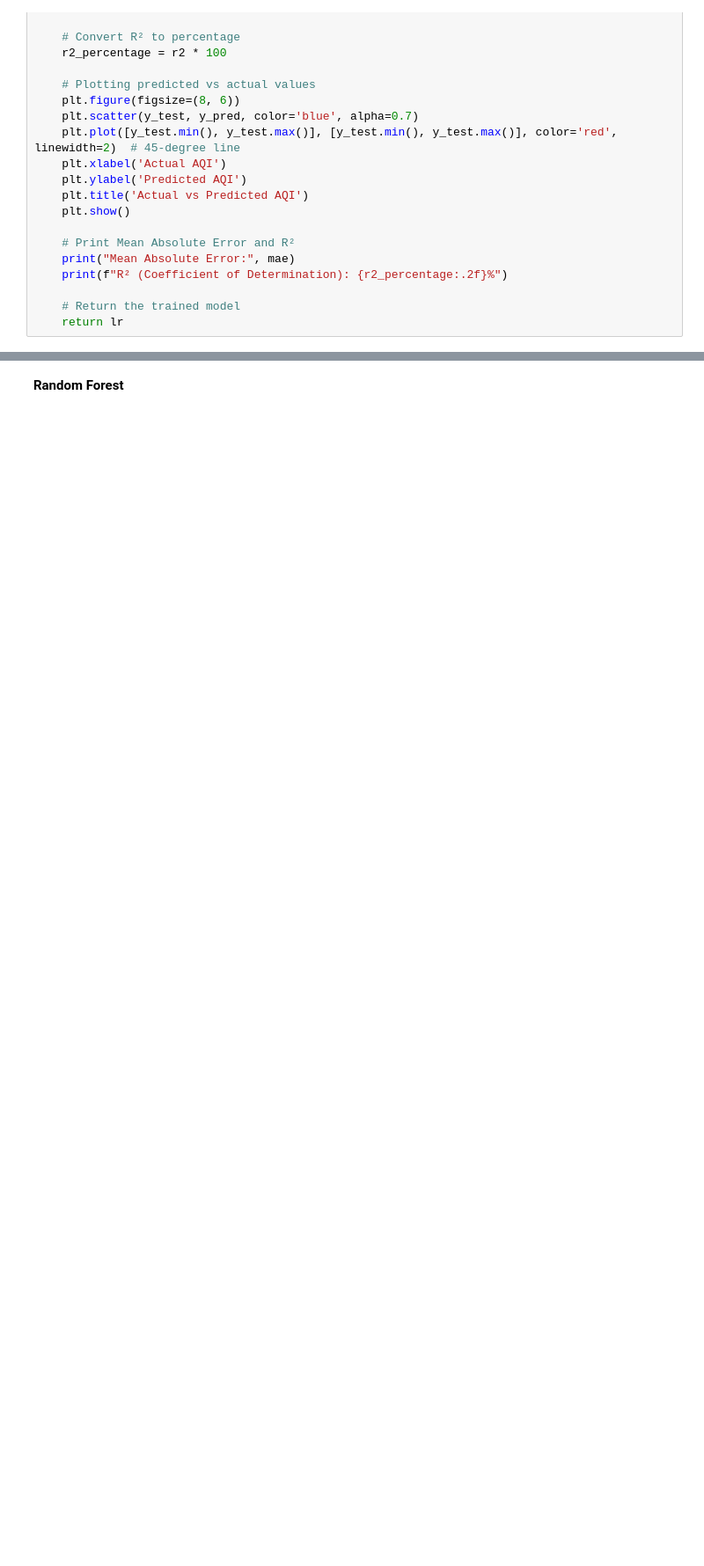
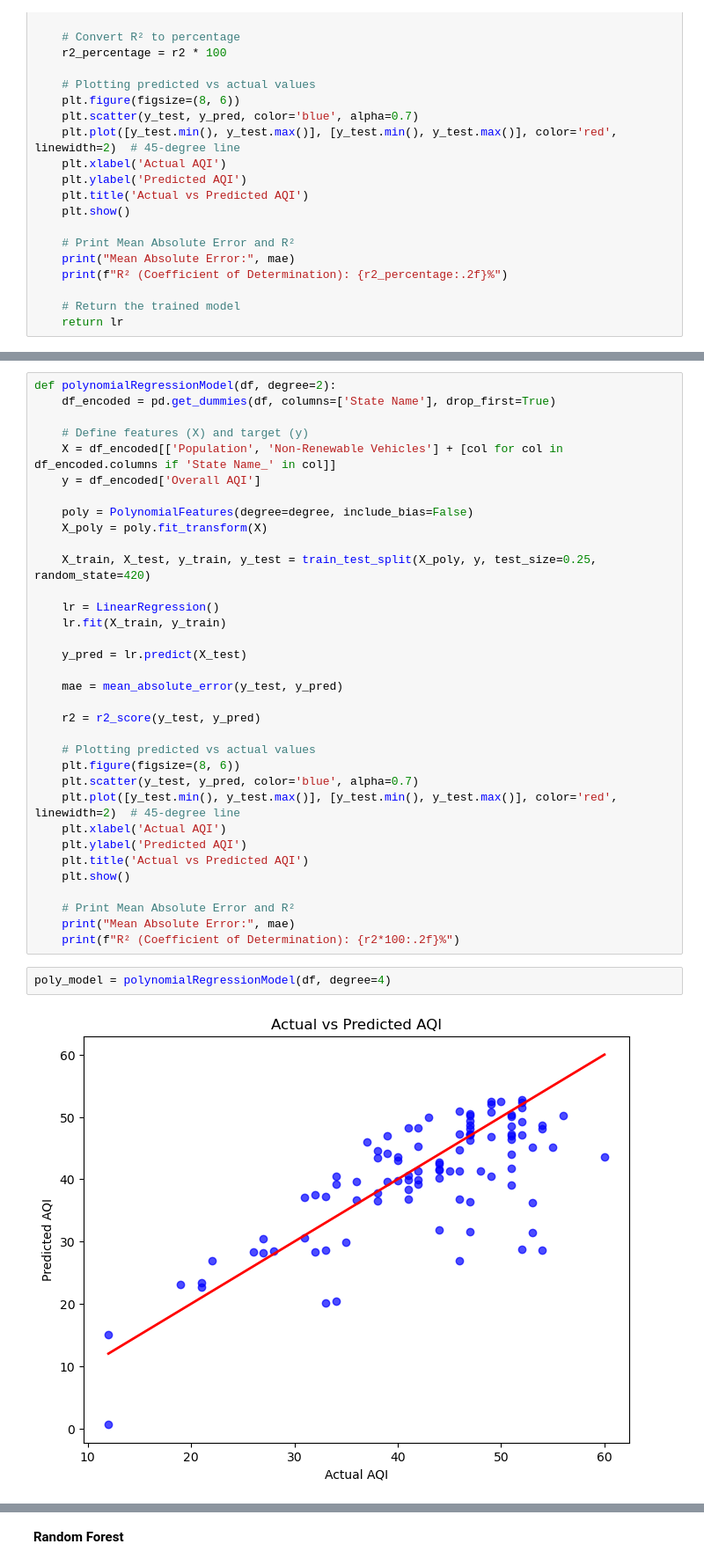
Before and after one commit to Rahib-Khan/Air_Quality_Predictor, a Jupyter notebook: src/data-model.ipynb, the cells around one changed output, grey strips where cells are left out. Shown at 88% size. Cells and saved outputs as stored; diff of their text form; blank space fills up the shorter version.

```diff
--- a/src/data-model.ipynb
+++ b/src/data-model.ipynb
@@ -159,0 +165,38 @@ R² (Coefficient of Determination): 52.69%
+# %%
+def polynomialRegressionModel(df, degree=2):
+    df_encoded = pd.get_dummies(df, columns=['State Name'], drop_first=True)
+
+    # Define features (X) and target (y)
+    X = df_encoded[['Population', 'Non-Renewable Vehicles'] + [col for col in df_encoded.columns if 'State Name_' in col]]
+    y = df_encoded['Overall AQI']
+
+    poly = PolynomialFeatures(degree=degree, include_bias=False)
+    X_poly = poly.fit_transform(X)
+
+    X_train, X_test, y_train, y_test = train_test_split(X_poly, y, test_size=0.25, random_state=420)
+
+    lr = LinearRegression()
+    lr.fit(X_train, y_train)
+
+    y_pred = lr.predict(X_test)
+
+    mae = mean_absolute_error(y_test, y_pred)
+
+    r2 = r2_score(y_test, y_pred)
+
+    # Plotting predicted vs actual values
+    plt.figure(figsize=(8, 6))
+    plt.scatter(y_test, y_pred, color='blue', alpha=0.7)
+    plt.plot([y_test.min(), y_test.max()], [y_test.min(), y_test.max()], color='red', linewidth=2)  # 45-degree line
+    plt.xlabel('Actual AQI')
+    plt.ylabel('Predicted AQI')
+    plt.title('Actual vs Predicted AQI')
+    plt.show()
+
+    # Print Mean Absolute Error and R²
+    print("Mean Absolute Error:", mae)
+    print(f"R² (Coefficient of Determination): {r2*100:.2f}%")
+# %%
+poly_model = polynomialRegressionModel(df, degree=4)
+# %% [output]
+[figure, added]
```
Also changed, not shown: parts of 11 cells of this notebook, 3 other files.
